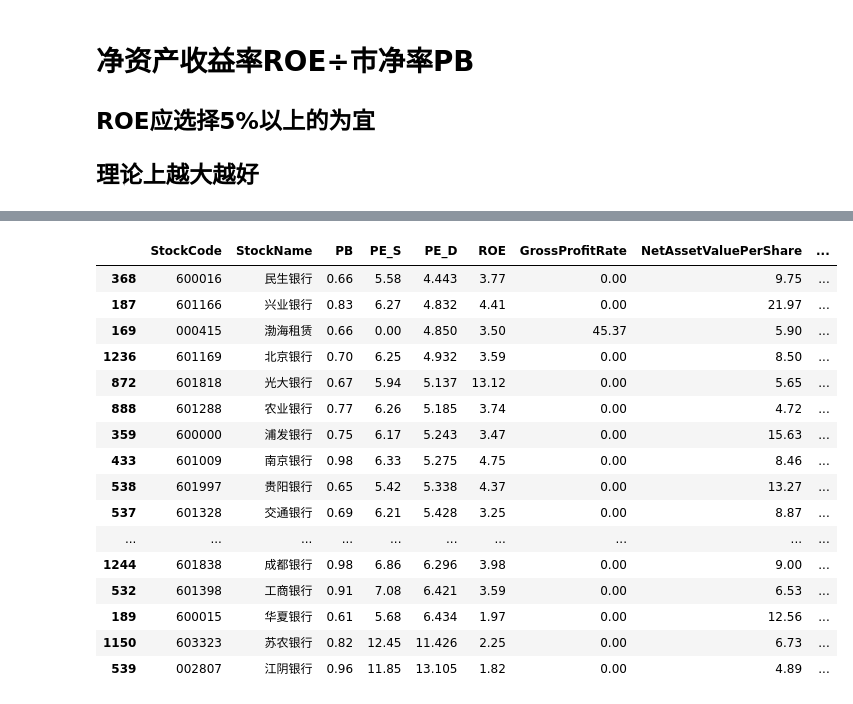
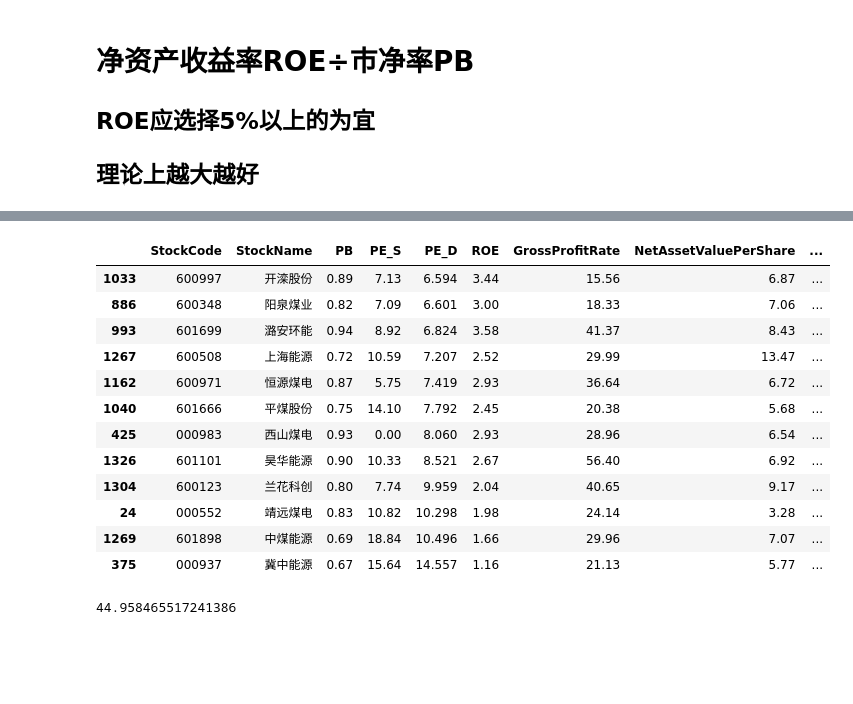
Before and after one commit to taotaodai/DataAnalysis, a Jupyter notebook: Stock_Companies/StockAnalize.ipynb, the cells around one changed output, grey strips where cells are left out. Cells and saved outputs as stored; diff of their text form; code cells hidden in the pictures; blank space fills up the shorter version.

```diff
--- a/Stock_Companies/StockAnalize.ipynb
+++ b/Stock_Companies/StockAnalize.ipynb
@@ -266,22 +266,22 @@ TopTrade
 黑色金属     4
 dtype: int64
 # %%
-df_long[df_long['TopTrade'] == '金融服务']
+df_long[df_long['SubTrade'] == '煤炭开采加工']
 # %% [output]
 |  | StockCode | StockName | PB | PE_S | PE_D | ROE | GrossProfitRate | NetAssetValuePerShare | ... |
-| 368 | 600016 | 民生银行 | 0.66 | 5.58 | 4.443 | 3.77 | 0.00 | 9.75 | ... |
-| 187 | 601166 | 兴业银行 | 0.83 | 6.27 | 4.832 | 4.41 | 0.00 | 21.97 | ... |
-| 169 | 000415 | 渤海租赁 | 0.66 | 0.00 | 4.850 | 3.50 | 45.37 | 5.90 | ... |
-| 1236 | 601169 | 北京银行 | 0.70 | 6.25 | 4.932 | 3.59 | 0.00 | 8.50 | ... |
-| 872 | 601818 | 光大银行 | 0.67 | 5.94 | 5.137 | 13.12 | 0.00 | 5.65 | ... |
-| 888 | 601288 | 农业银行 | 0.77 | 6.26 | 5.185 | 3.74 | 0.00 | 4.72 | ... |
-| 359 | 600000 | 浦发银行 | 0.75 | 6.17 | 5.243 | 3.47 | 0.00 | 15.63 | ... |
-| 433 | 601009 | 南京银行 | 0.98 | 6.33 | 5.275 | 4.75 | 0.00 | 8.46 | ... |
-| 538 | 601997 | 贵阳银行 | 0.65 | 5.42 | 5.338 | 4.37 | 0.00 | 13.27 | ... |
-| 537 | 601328 | 交通银行 | 0.69 | 6.21 | 5.428 | 3.25 | 0.00 | 8.87 | ... |
-| ... | ... | ... | ... | ... | ... | ... | ... | ... | ... |
-| 1244 | 601838 | 成都银行 | 0.98 | 6.86 | 6.296 | 3.98 | 0.00 | 9.00 | ... |
-| 532 | 601398 | 工商银行 | 0.91 | 7.08 | 6.421 | 3.59 | 0.00 | 6.53 | ... |
-| 189 | 600015 | 华夏银行 | 0.61 | 5.68 | 6.434 | 1.97 | 0.00 | 12.56 | ... |
-| 1150 | 603323 | 苏农银行 | 0.82 | 12.45 | 11.426 | 2.25 | 0.00 | 6.73 | ... |
-| 539 | 002807 | 江阴银行 | 0.96 | 11.85 | 13.105 | 1.82 | 0.00 | 4.89 | ... |
+| 1033 | 600997 | 开滦股份 | 0.89 | 7.13 | 6.594 | 3.44 | 15.56 | 6.87 | ... |
+| 886 | 600348 | 阳泉煤业 | 0.82 | 7.09 | 6.601 | 3.00 | 18.33 | 7.06 | ... |
+| 993 | 601699 | 潞安环能 | 0.94 | 8.92 | 6.824 | 3.58 | 41.37 | 8.43 | ... |
+| 1267 | 600508 | 上海能源 | 0.72 | 10.59 | 7.207 | 2.52 | 29.99 | 13.47 | ... |
+| 1162 | 600971 | 恒源煤电 | 0.87 | 5.75 | 7.419 | 2.93 | 36.64 | 6.72 | ... |
+| 1040 | 601666 | 平煤股份 | 0.75 | 14.10 | 7.792 | 2.45 | 20.38 | 5.68 | ... |
+| 425 | 000983 | 西山煤电 | 0.93 | 0.00 | 8.060 | 2.93 | 28.96 | 6.54 | ... |
+| 1326 | 601101 | 昊华能源 | 0.90 | 10.33 | 8.521 | 2.67 | 56.40 | 6.92 | ... |
+| 1304 | 600123 | 兰花科创 | 0.80 | 7.74 | 9.959 | 2.04 | 40.65 | 9.17 | ... |
+| 24 | 000552 | 靖远煤电 | 0.83 | 10.82 | 10.298 | 1.98 | 24.14 | 3.28 | ... |
+| 1269 | 601898 | 中煤能源 | 0.69 | 18.84 | 10.496 | 1.66 | 29.96 | 7.07 | ... |
+| 375 | 000937 | 冀中能源 | 0.67 | 15.64 | 14.557 | 1.16 | 21.13 | 5.77 | ... |
+# %%
+df[df['SubTrade'] == '房地产开发']['PE_D'].mean()
+# %% [output]
+44.958465517241386
```
